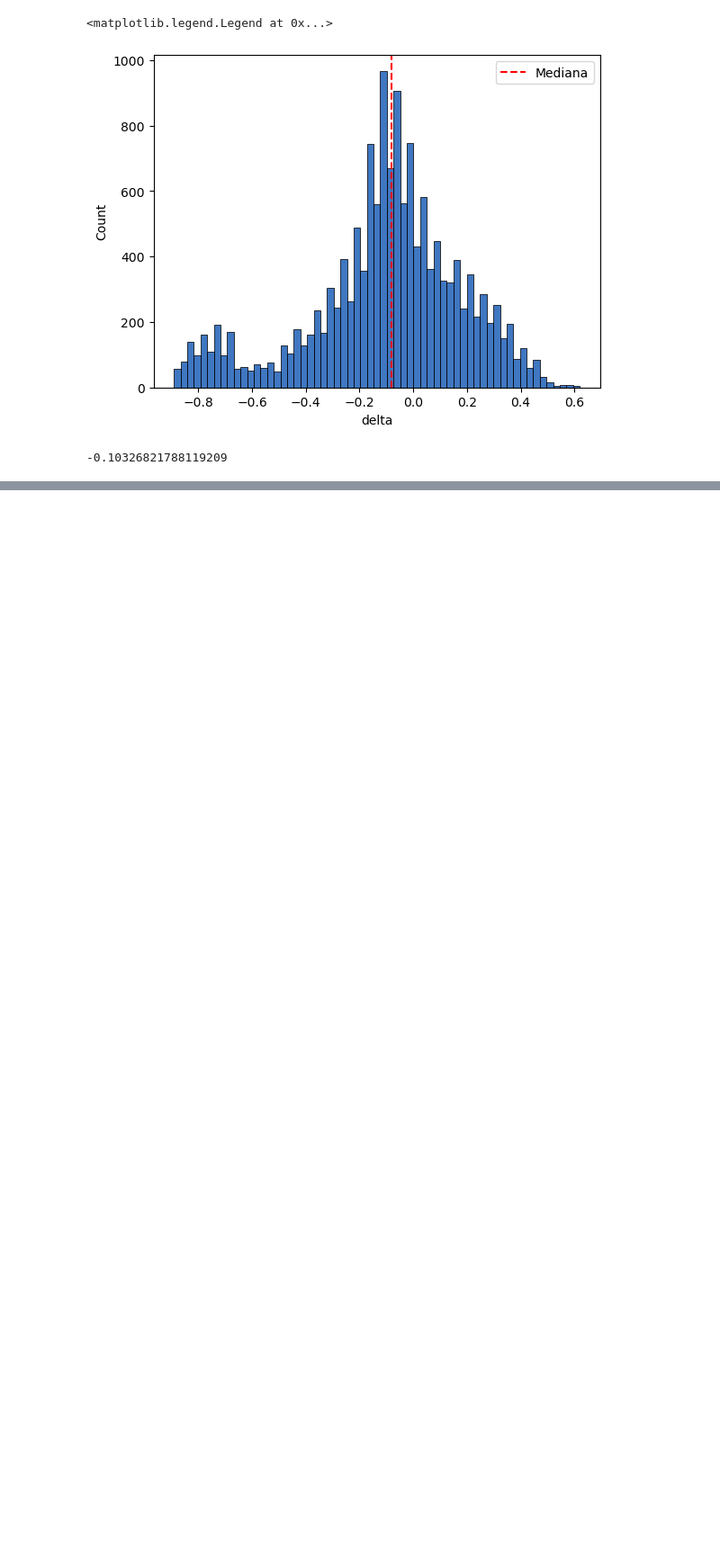
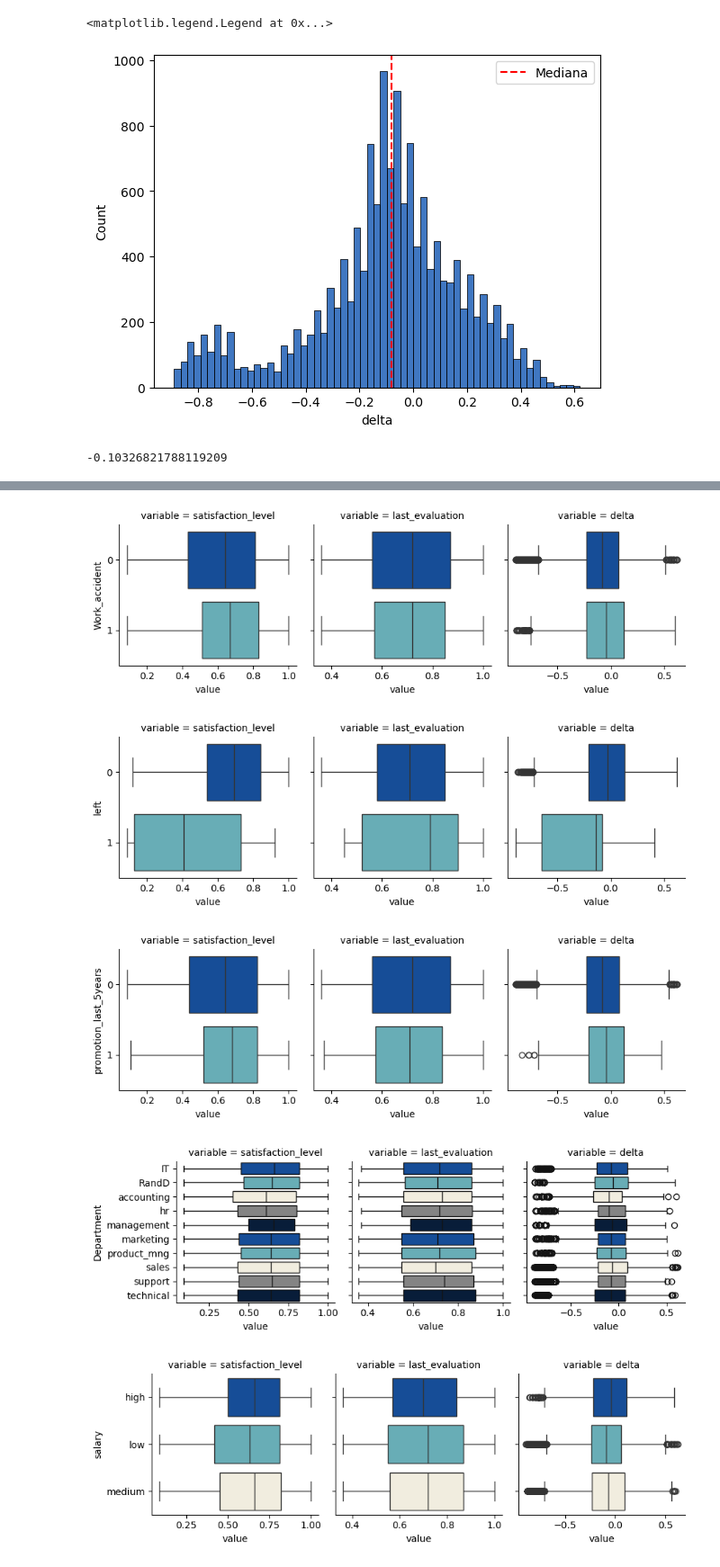
Before and after one commit to MiguelAMeloM/Miguel_DataAnalytics, a Jupyter notebook: RRHH/rrhh_analisis.ipynb, the cells around one changed output, grey strips where cells are left out. Shown at 90% size. Drawn from its saved outputs; the diff is of its cells as text; code cells hidden in the pictures; blank space fills up the shorter version.

```diff
--- a/RRHH/rrhh_analisis.ipynb
+++ b/RRHH/rrhh_analisis.ipynb
@@ -145,0 +239,15 @@ df['delta'].mean()
+# %%
+for var in cat_vars:
+    df_ = (
+        df
+        [dep_vars + [var]]
+        .melt(var)
+    )
+    grid = sns.FacetGrid(df_,col='variable',sharex=False)
+    grid.map(sns.boxplot,'value',var,palette=palette)
+# %% [output]
+[figure, added]
+[figure, added]
+[figure, added]
+[figure, added]
+[figure, added]
```
Also changed, not shown: parts of 15 cells of this notebook.
